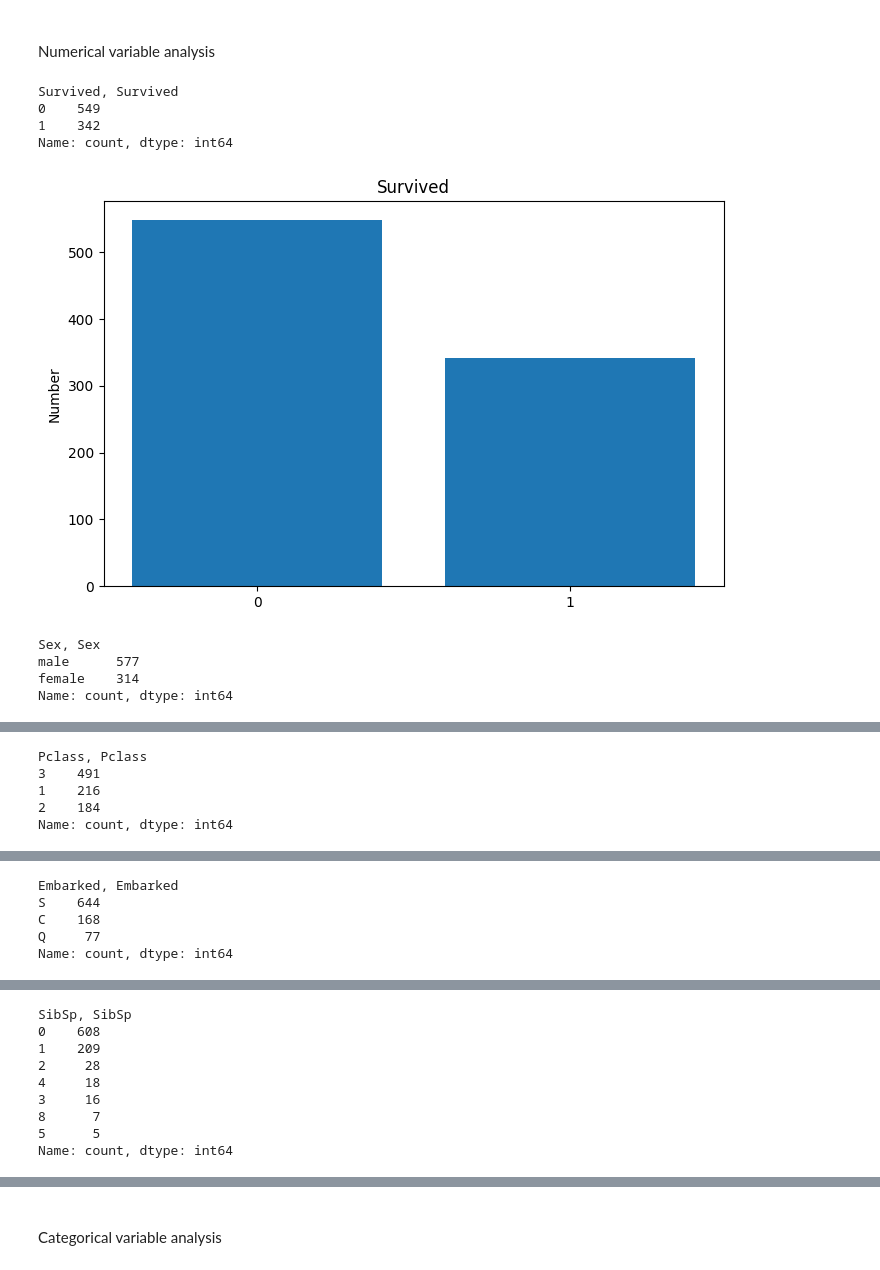
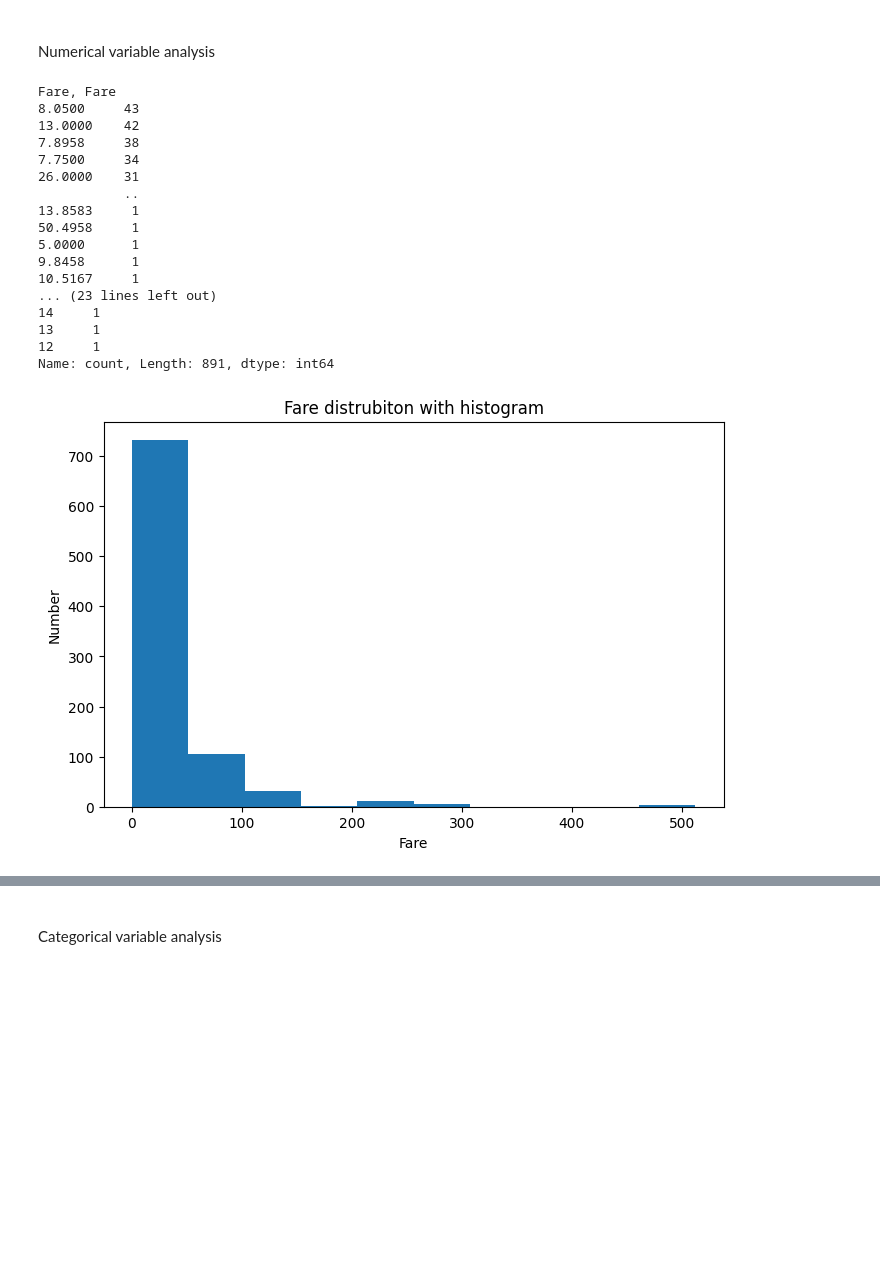
Before and after one commit to MertHasanAslan/titanic_ml, a Jupyter notebook: src/titanic_ml.ipynb, the cells around one changed output, grey strips where cells are left out. Saved outputs shown, nothing was run; the diff lists cells and outputs as text; code cells hidden in the pictures; blank space fills up the shorter version.

Commit message:
Done categorical and numericals analysis

```diff
--- a/src/titanic_ml.ipynb
+++ b/src/titanic_ml.ipynb
@@ -130,21 +130,43 @@ def bar_plot(column):
     plt.title(column)
     plt.show()
     print("\n \n \n")
+
+def histogram_plot(column):
+    var = train_df[column]
+    var_value = var.value_counts()
+    print(f"{column}, {var_value}")
+
+    plt.figure(figsize = (8,5))
+    plt.hist(var)
+    plt.xlabel(column)
+    plt.ylabel("Number")
+    plt.title(f"{column} distrubiton with histogram")
+    plt.show
 # %% [markdown]
 <a id = "4"></a><br>
 Numerical variable analysis
 # %%
-numericals = ["Survived", "Sex", "Pclass", "Embarked", "SibSp", "Parch"]
+numericals = ["Fare", "Age", "PassengerId"]
+
 
 for i in numericals:
-    bar_plot(i)
+    histogram_plot(i)
 # %% [output]
-Survived, Survived
-0    549
-1    342
-Name: count, dtype: int64
+Fare, Fare
+8.0500     43
+13.0000    42
+7.8958     38
+7.7500     34
+26.0000    31
+           ..
+13.8583     1
+50.4958     1
+5.0000      1
+9.8458      1
+10.5167     1
+... (23 lines left out)
+14     1
+13     1
+12     1
+Name: count, Length: 891, dtype: int64
-[figure, old version]
+[figure, new version]
-Sex, Sex
-male      577
-female    314
-Name: count, dtype: int64
@@ -152,5 +173,0 @@ Name: count, dtype: int64
-Pclass, Pclass
-3    491
-1    216
-2    184
-Name: count, dtype: int64
@@ -158,5 +174,0 @@ Name: count, dtype: int64
-Embarked, Embarked
-S    644
-C    168
-Q     77
-Name: count, dtype: int64
@@ -164,9 +174,0 @@ Name: count, dtype: int64
-SibSp, SibSp
-0    608
-1    209
-2     28
-4     18
-3     16
-8      7
-5      5
-Name: count, dtype: int64
```
Also changed, not shown: parts of 2 cells of this notebook.
